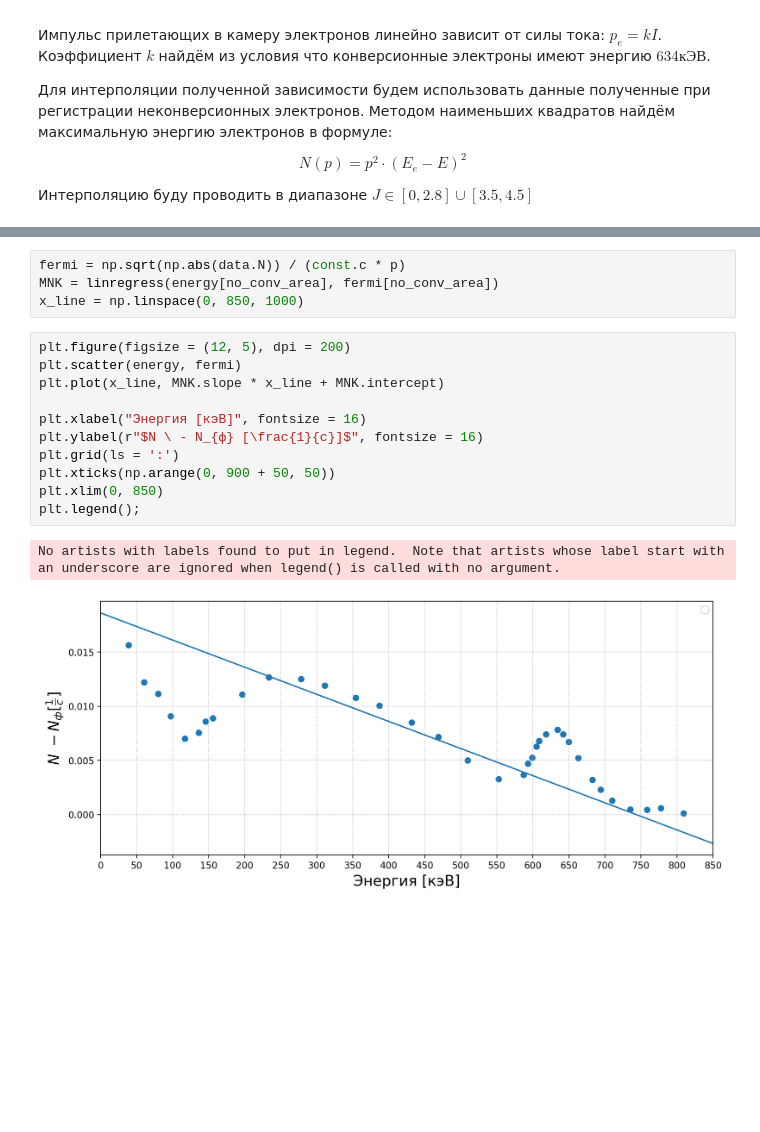
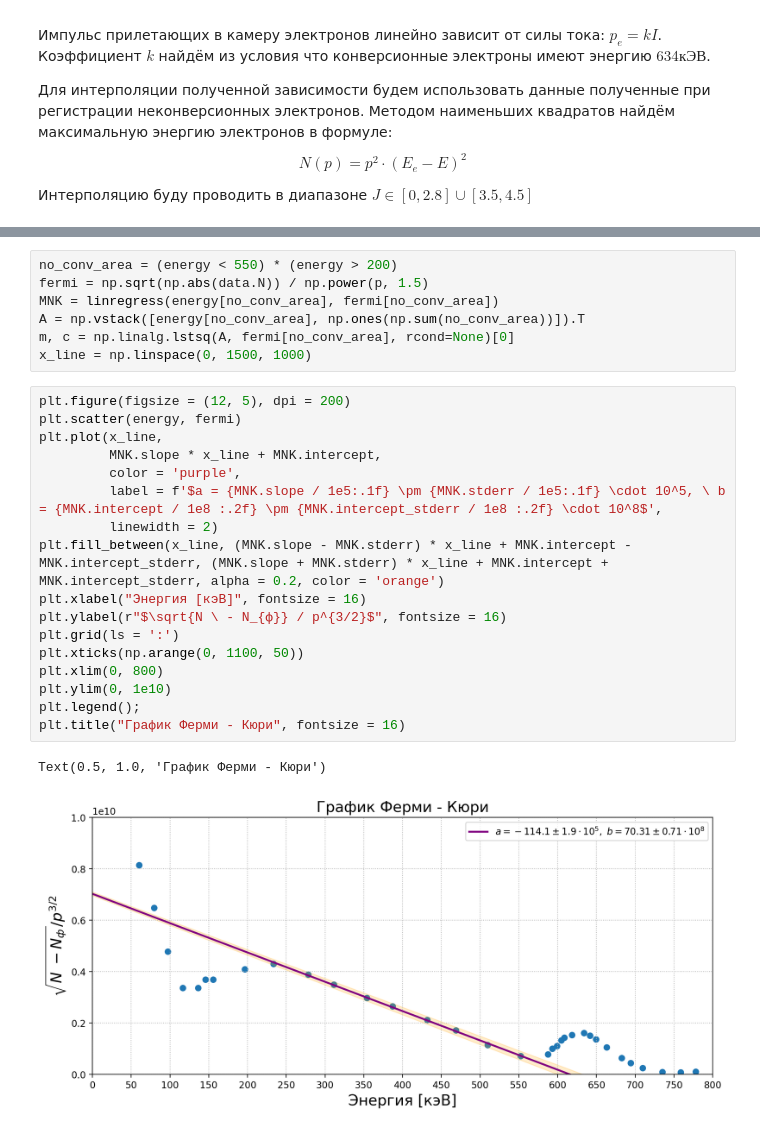
Before and after one commit to ShmakovVladimir/Labs, a Jupyter notebook: Квантовая физика/Исследование энергетического спектра бета-частиц/main.ipynb, the cells around one changed output, grey strips where cells are left out. Cells and saved outputs as stored; diff of their text form; blank space fills up the shorter version.

```diff
--- a/Квантовая физика/Исследование энергетического спектра бета-частиц/main.ipynb
+++ b/Квантовая физика/Исследование энергетического спектра бета-частиц/main.ipynb
@@ -75,18 +72,27 @@ plt.legend();
 # %%
-fermi = np.sqrt(np.abs(data.N)) / (const.c * p)
+no_conv_area = (energy < 550) * (energy > 200)
+fermi = np.sqrt(np.abs(data.N)) / np.power(p, 1.5)
 MNK = linregress(energy[no_conv_area], fermi[no_conv_area])
-x_line = np.linspace(0, 850, 1000)
+A = np.vstack([energy[no_conv_area], np.ones(np.sum(no_conv_area))]).T
+m, c = np.linalg.lstsq(A, fermi[no_conv_area], rcond=None)[0]
+x_line = np.linspace(0, 1500, 1000)
 # %%
 plt.figure(figsize = (12, 5), dpi = 200)
 plt.scatter(energy, fermi)
-plt.plot(x_line, MNK.slope * x_line + MNK.intercept)
-
+plt.plot(x_line,
+         MNK.slope * x_line + MNK.intercept,
+         color = 'purple',
+         label = f'$a = {MNK.slope / 1e5:.1f} \pm {MNK.stderr / 1e5:.1f} \cdot 10^5, \ b = {MNK.intercept / 1e8 :.2f} \pm {MNK.intercept_stderr / 1e8 :.2f} \cdot 10^8$',
+         linewidth = 2)
+plt.fill_between(x_line, (MNK.slope - MNK.stderr) * x_line + MNK.intercept - MNK.intercept_stderr, (MNK.slope + MNK.stderr) * x_line + MNK.intercept + MNK.intercept_stderr, alpha = 0.2, color = 'orange')
 plt.xlabel("Энергия [кэВ]", fontsize = 16)
-plt.ylabel(r"$N \ - N_{ф} [\frac{1}{c}]$", fontsize = 16)
+plt.ylabel(r"$\sqrt{N \ - N_{ф}} / p^{3/2}$", fontsize = 16)
 plt.grid(ls = ':')
-plt.xticks(np.arange(0, 900 + 50, 50))
-plt.xlim(0, 850)
+plt.xticks(np.arange(0, 1100, 50))
+plt.xlim(0, 800)
+plt.ylim(0, 1e10)
 plt.legend();
+plt.title("График Ферми - Кюри", fontsize = 16)
 # %% [output]
-No artists with labels found to put in legend.  Note that artists whose label start with an underscore are ignored when legend() is called with no argument.
+Text(0.5, 1.0, 'График Ферми - Кюри')
-[figure, old version]
+[figure, new version]
```
Also changed, not shown: parts of 4 cells of this notebook, 17 other files.
